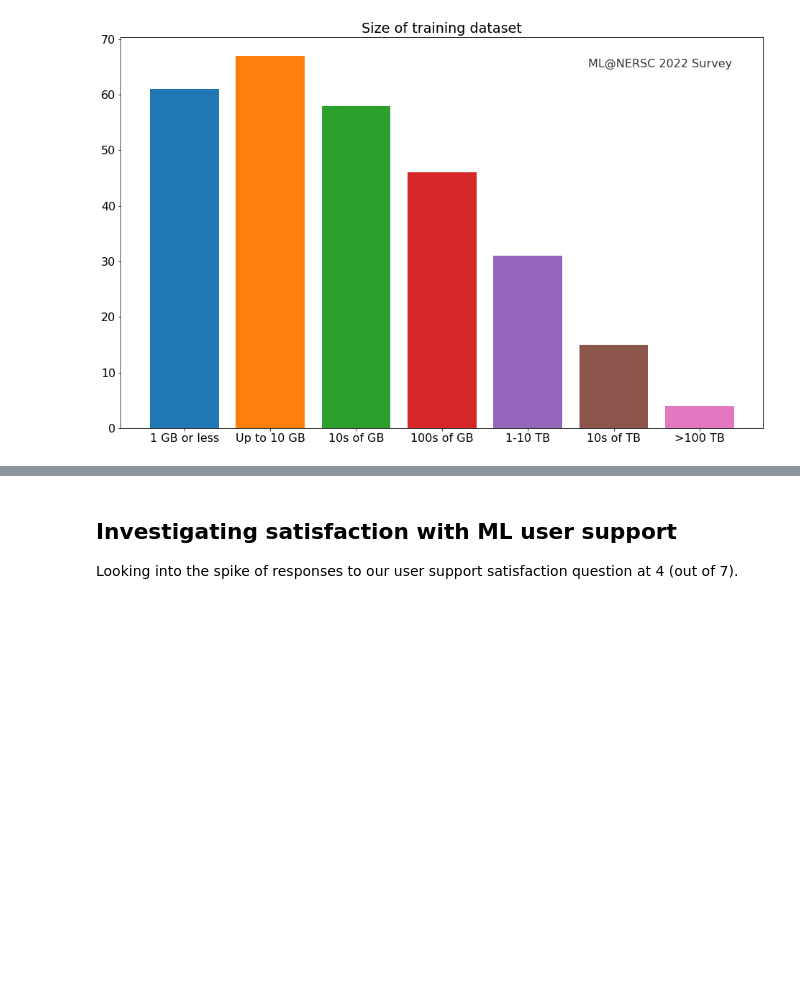
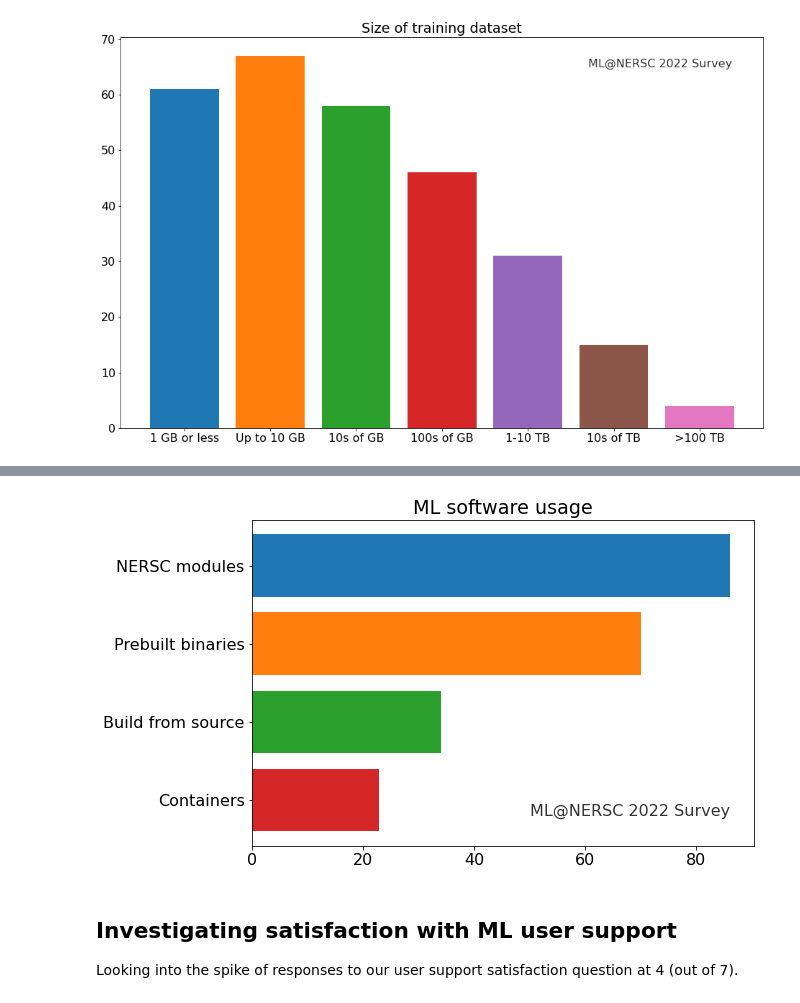
Before and after one commit to sparticlesteve/nersc-ml-survey, a Jupyter notebook: survey_analysis.ipynb, the cells around one changed output, grey strips where cells are left out. Drawn from its saved outputs; the diff is of its cells as text; code cells hidden in the pictures; blank space fills up the shorter version.

```diff
--- a/survey_analysis.ipynb
+++ b/survey_analysis.ipynb
@@ -487,0 +567,15 @@ ax.text(4.7, 65, 'ML@NERSC 2022 Survey', alpha=0.8);
+# %%
+softwares = data.iloc[:,35]
+
+# Simplify some labels
+softwares = softwares.str.replace(
+    'NERSC modules (TensorFlow, PyTorch, Anaconda)',
+    'NERSC modules',
+    regex=False
+).str.replace(
+    'Prebuilt binaries (conda, pip, etc)',
+    'Prebuilt binaries',
+    regex=False
+)
+
+softwares = split_multi_response(softwares)
@@ -487,0 +597,3 @@ ax.text(4.7, 65, 'ML@NERSC 2022 Survey', alpha=0.8);
+# %%
+sw_counts = softwares.value_counts(ascending=True)
+sw_counts
@@ -488,3 +612,15 @@ ax.text(4.7, 65, 'ML@NERSC 2022 Survey', alpha=0.8);
+# %%
+# Filter rare responses
+sw_counts = sw_counts[sw_counts > 1]
+
+# Make the plot
+fig, ax = plt.subplots()
+
+ax.barh(sw_counts.index, sw_counts, color=colors[:len(sw_counts)][::-1])
+ax.set_title('ML software usage')
+ax.text(50, -0.2, 'ML@NERSC 2022 Survey', alpha=0.8);
+# %% [output]
+[figure, added]
 # %% [markdown]
 ## Investigating satisfaction with ML user support
 
```
Also changed, not shown: parts of 13 cells of this notebook.
